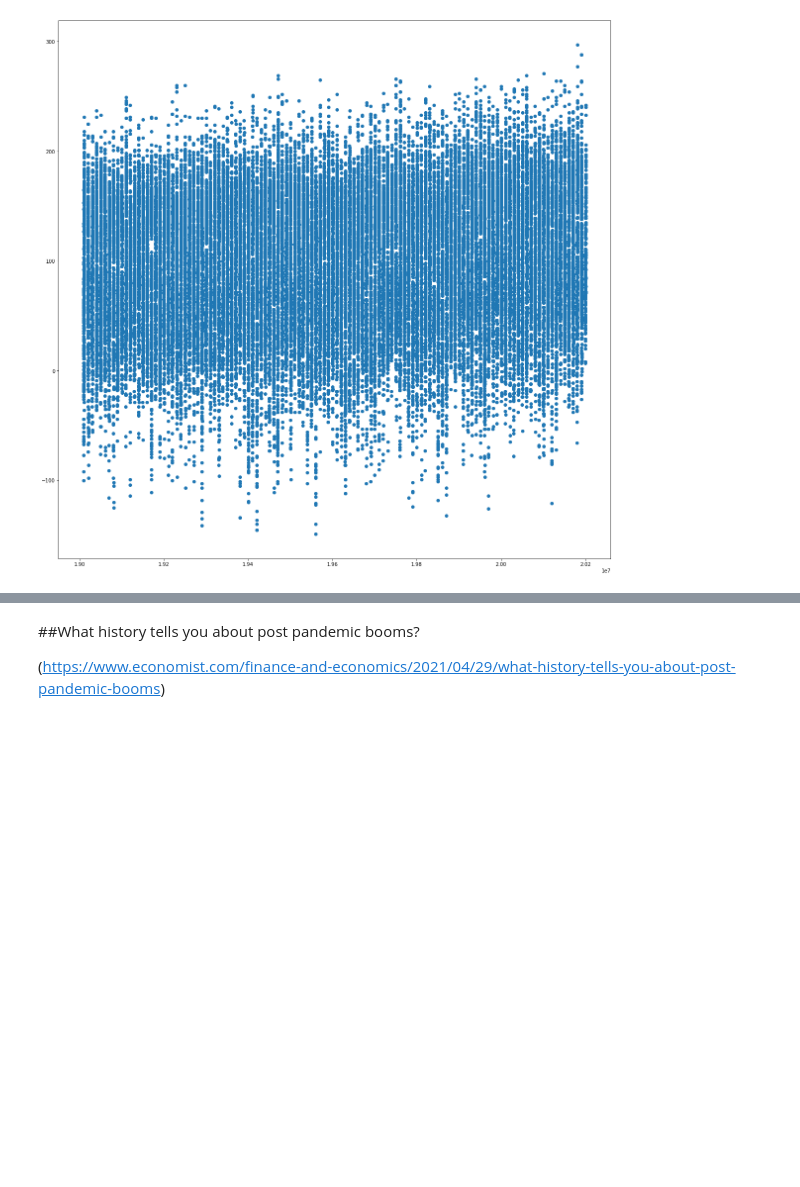
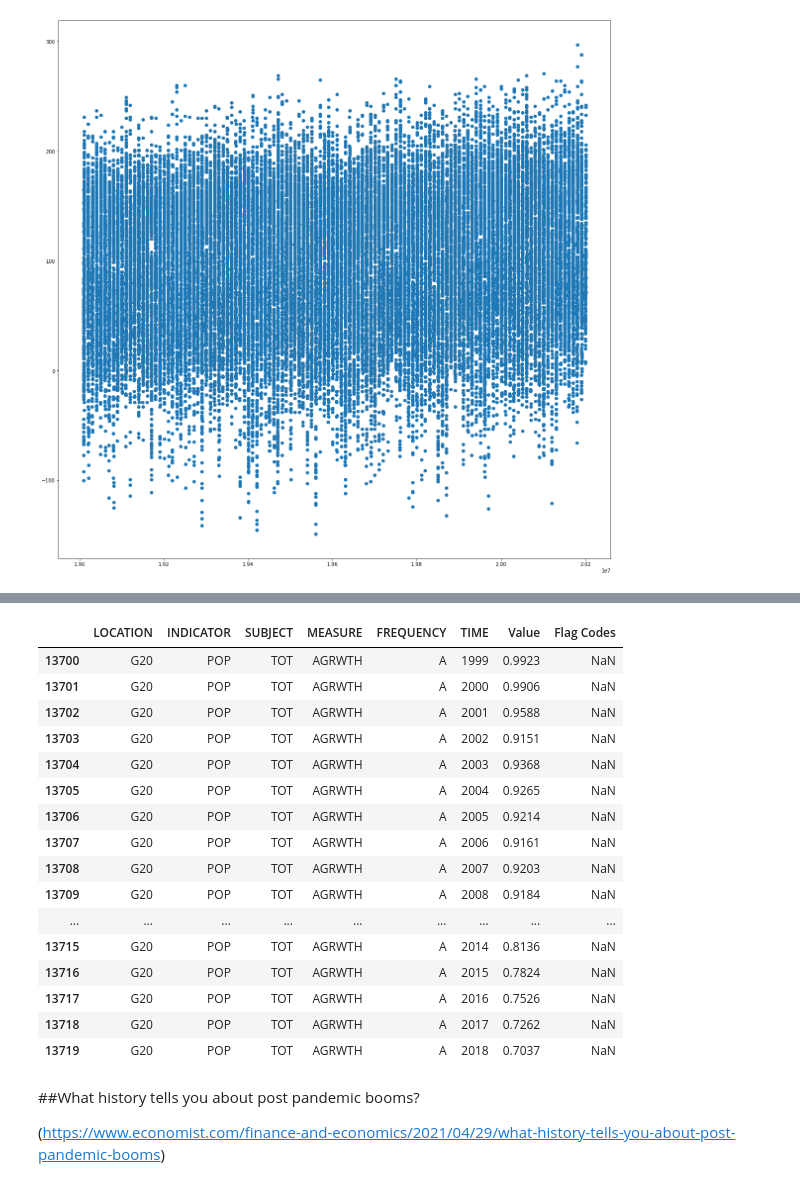
Before and after one commit to dsirtioglu/python, a Jupyter notebook: RR_NL_Energy_Prediction.ipynb, the cells around one changed output, grey strips where cells are left out. Drawn from its saved outputs; the diff is of its cells as text; code cells hidden in the pictures; blank space fills up the shorter version.

```diff
--- a/RR_NL_Energy_Prediction.ipynb
+++ b/RR_NL_Energy_Prediction.ipynb
@@ -290,3 +327,37 @@ plt.show
+# %%
+#Input variable: Population (source: https://data.oecd.org/pop/population.htm#indicator-chart)
+#Population, all countries
+
+url = 'https://raw.githubusercontent.com/dsirtioglu/python/main/World%20Population.csv'
+
+GDP = pd.read_csv(url)
+GDP.tail(20)
+
+##Filters to be applied:
+
+# LOCATION = NLD
+# INDICATOR = 'POP'
+# SUBJECT = 'TOT'
+# MEASURE = 'MLN_PER' indicates million persons; 'AGRWTH' annual growth rate
+# FREQUENCY = 'A' -- Only annual data available
+# %% [output]
+|  | LOCATION | INDICATOR | SUBJECT | MEASURE | FREQUENCY | TIME | Value | Flag Codes |
+| 13700 | G20 | POP | TOT | AGRWTH | A | 1999 | 0.9923 | NaN |
+| 13701 | G20 | POP | TOT | AGRWTH | A | 2000 | 0.9906 | NaN |
+| 13702 | G20 | POP | TOT | AGRWTH | A | 2001 | 0.9588 | NaN |
+| 13703 | G20 | POP | TOT | AGRWTH | A | 2002 | 0.9151 | NaN |
+| 13704 | G20 | POP | TOT | AGRWTH | A | 2003 | 0.9368 | NaN |
+| 13705 | G20 | POP | TOT | AGRWTH | A | 2004 | 0.9265 | NaN |
+| 13706 | G20 | POP | TOT | AGRWTH | A | 2005 | 0.9214 | NaN |
+| 13707 | G20 | POP | TOT | AGRWTH | A | 2006 | 0.9161 | NaN |
+| 13708 | G20 | POP | TOT | AGRWTH | A | 2007 | 0.9203 | NaN |
+| 13709 | G20 | POP | TOT | AGRWTH | A | 2008 | 0.9184 | NaN |
+| ... | ... | ... | ... | ... | ... | ... | ... | ... |
+| 13715 | G20 | POP | TOT | AGRWTH | A | 2014 | 0.8136 | NaN |
+| 13716 | G20 | POP | TOT | AGRWTH | A | 2015 | 0.7824 | NaN |
+| 13717 | G20 | POP | TOT | AGRWTH | A | 2016 | 0.7526 | NaN |
+| 13718 | G20 | POP | TOT | AGRWTH | A | 2017 | 0.7262 | NaN |
+| 13719 | G20 | POP | TOT | AGRWTH | A | 2018 | 0.7037 | NaN |
 # %% [markdown]
 ##What history tells you about post pandemic booms?
 
```
Also changed, not shown: parts of 1 cell of this notebook.
